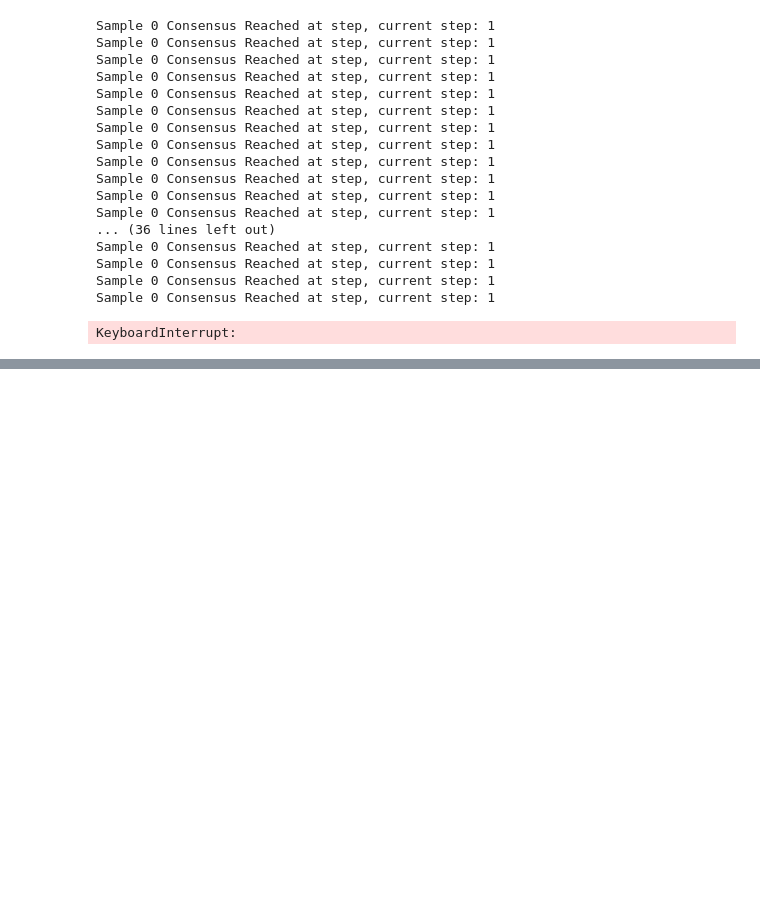
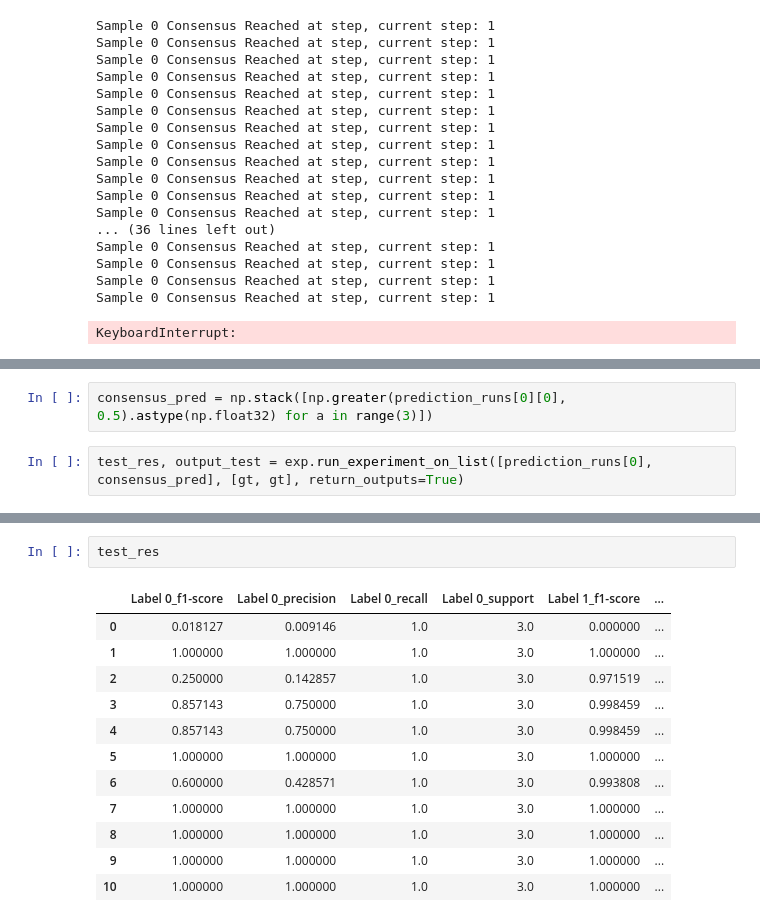
Before and after one commit to edoardogiacomello/DistributedSegmentation, a Jupyter notebook: src/SyntheticSamples-v2.ipynb, the cells around one changed output, grey strips where cells are left out. Cells and saved outputs as stored; diff of their text form; blank space fills up the shorter version.

```diff
--- a/src/SyntheticSamples-v2.ipynb
+++ b/src/SyntheticSamples-v2.ipynb
@@ -400,0 +431,4 @@ run_result
+# %%
+consensus_pred = np.stack([np.greater(prediction_runs[0][0], 0.5).astype(np.float32) for a in range(3)])
+# %%
+test_res, output_test = exp.run_experiment_on_list([prediction_runs[0], consensus_pred], [gt, gt], return_outputs=True)
@@ -400,0 +448,15 @@ run_result
+# %%
+test_res
+# %% [output]
+|  | Label 0_f1-score | Label 0_precision | Label 0_recall | Label 0_support | Label 1_f1-score | ... |
+| 0 | 0.018127 | 0.009146 | 1.0 | 3.0 | 0.000000 | ... |
+| 1 | 1.000000 | 1.000000 | 1.0 | 3.0 | 1.000000 | ... |
+| 2 | 0.250000 | 0.142857 | 1.0 | 3.0 | 0.971519 | ... |
+| 3 | 0.857143 | 0.750000 | 1.0 | 3.0 | 0.998459 | ... |
+| 4 | 0.857143 | 0.750000 | 1.0 | 3.0 | 0.998459 | ... |
+| 5 | 1.000000 | 1.000000 | 1.0 | 3.0 | 1.000000 | ... |
+| 6 | 0.600000 | 0.428571 | 1.0 | 3.0 | 0.993808 | ... |
+| 7 | 1.000000 | 1.000000 | 1.0 | 3.0 | 1.000000 | ... |
+| 8 | 1.000000 | 1.000000 | 1.0 | 3.0 | 1.000000 | ... |
+| 9 | 1.000000 | 1.000000 | 1.0 | 3.0 | 1.000000 | ... |
+| 10 | 1.000000 | 1.000000 | 1.0 | 3.0 | 1.000000 | ... |
```
Also changed, not shown: parts of 7 cells of this notebook, 25 other files.
